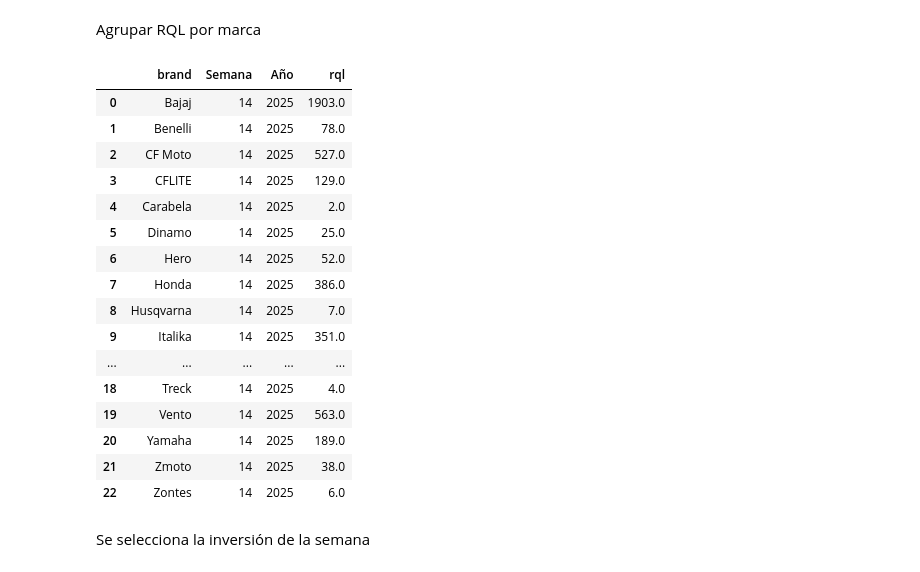
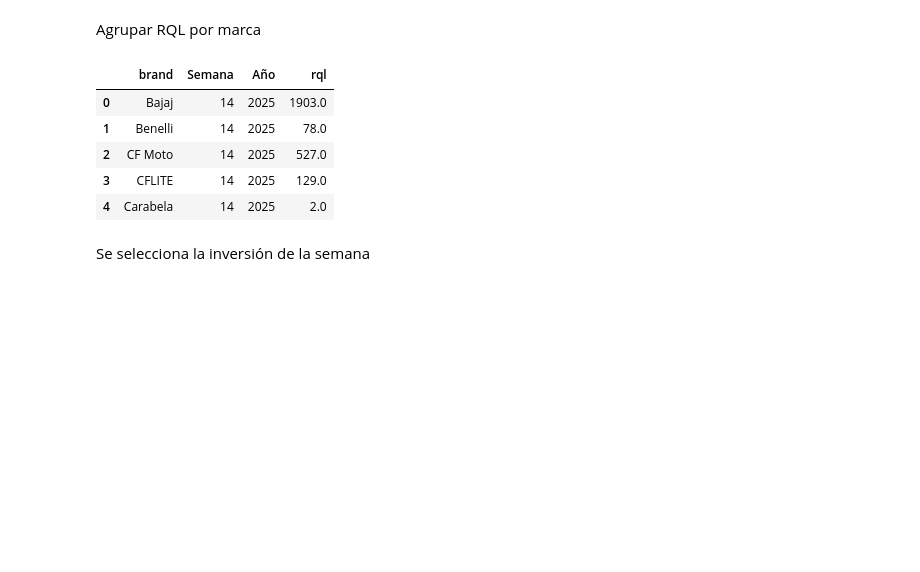
Before and after one commit to jeantp-galgo/calculate_rqls_invest_from_ads, a Jupyter notebook: plataforms/calculate_invest_from_plataforms.ipynb, the cells around one changed output. Cells and saved outputs as stored; diff of their text form; code cells hidden in the pictures; blank space fills up the shorter version.

```diff
--- a/plataforms/calculate_invest_from_plataforms.ipynb
+++ b/plataforms/calculate_invest_from_plataforms.ipynb
@@ -191,31 +167,27 @@ See the caveats in the documentation: https://pandas.pydata.org/pandas-docs/stab
 # %% [markdown]
 Agrupar RQL por marca
 # %%
-rqls_por_marca = pd.read_csv(r"C:\Users\JTRUJILLO\Documents\Galgo\Scripts\Análisis\rql_inversiones\invest_per_state\11042025-rql_por_marca_semana_año.csv")
+rqls_por_marca = pd.read_csv(r"C:\Users\JTRUJILLO\Documents\Galgo\Scripts\Análisis\rql_inversiones\invest_per_state\outputs\11042025-week14-rql_por_marca_semana_año.csv")
 
 # Semana a consultar
 rqls_por_marca_week = rqls_por_marca[rqls_por_marca["Semana"] == week]
 rqls_por_marca_week.drop(columns=["state", "day"], inplace=True)
 rqls_por_marca_week_grouped = rqls_por_marca_week.groupby(['brand', 'Semana', 'Año'])['rql'].sum().reset_index()
-rqls_por_marca_week_grouped
-# %% [output]
-|  | brand | Semana | Año | rql |
-| 0 | Bajaj | 14 | 2025 | 1903.0 |
-| 1 | Benelli | 14 | 2025 | 78.0 |
-| 2 | CF Moto | 14 | 2025 | 527.0 |
-| 3 | CFLITE | 14 | 2025 | 129.0 |
-| 4 | Carabela | 14 | 2025 | 2.0 |
-| 5 | Dinamo | 14 | 2025 | 25.0 |
-| 6 | Hero | 14 | 2025 | 52.0 |
-| 7 | Honda | 14 | 2025 | 386.0 |
-| 8 | Husqvarna | 14 | 2025 | 7.0 |
-| 9 | Italika | 14 | 2025 | 351.0 |
-| ... | ... | ... | ... | ... |
-| 18 | Treck | 14 | 2025 | 4.0 |
-| 19 | Vento | 14 | 2025 | 563.0 |
-| 20 | Yamaha | 14 | 2025 | 189.0 |
-| 21 | Zmoto | 14 | 2025 | 38.0 |
-| 22 | Zontes | 14 | 2025 | 6.0 |
+# %%
+rqls_por_marca = pd.read_csv(r"C:\Users\JTRUJILLO\Documents\Galgo\Scripts\Análisis\rql_inversiones\invest_per_state\outputs\RQLs Amplitude\20250414-rql_resumen_per_brand.csv")
+
+# Semana a consultar
+rqls_por_marca_week = rqls_por_marca[rqls_por_marca["Semana"] == week]
+rqls_por_marca_week_grouped = rqls_por_marca_week.groupby(['brand', 'Semana', 'Año'])['rql'].sum().reset_index()
+# %%
+rqls_por_marca_week_grouped.head()
+# %% [output]
+|  | brand | Semana | Año | rql |
+| 0 | Bajaj | 14 | 2025 | 1903.0 |
+| 1 | Benelli | 14 | 2025 | 78.0 |
+| 2 | CF Moto | 14 | 2025 | 527.0 |
+| 3 | CFLITE | 14 | 2025 | 129.0 |
+| 4 | Carabela | 14 | 2025 | 2.0 |
 # %% [markdown]
 Se selecciona la inversión de la semana
 # %%
```
Also changed, not shown: parts of 26 cells of this notebook.
